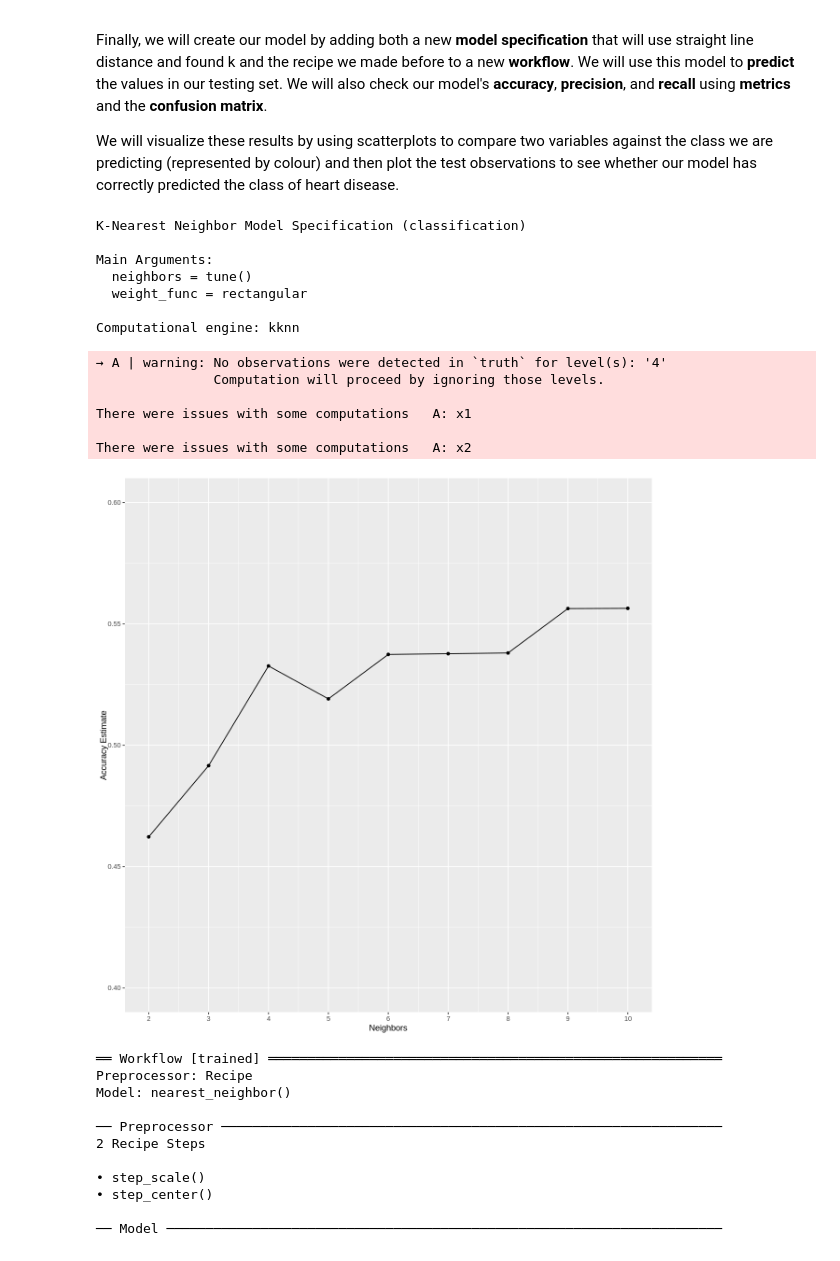
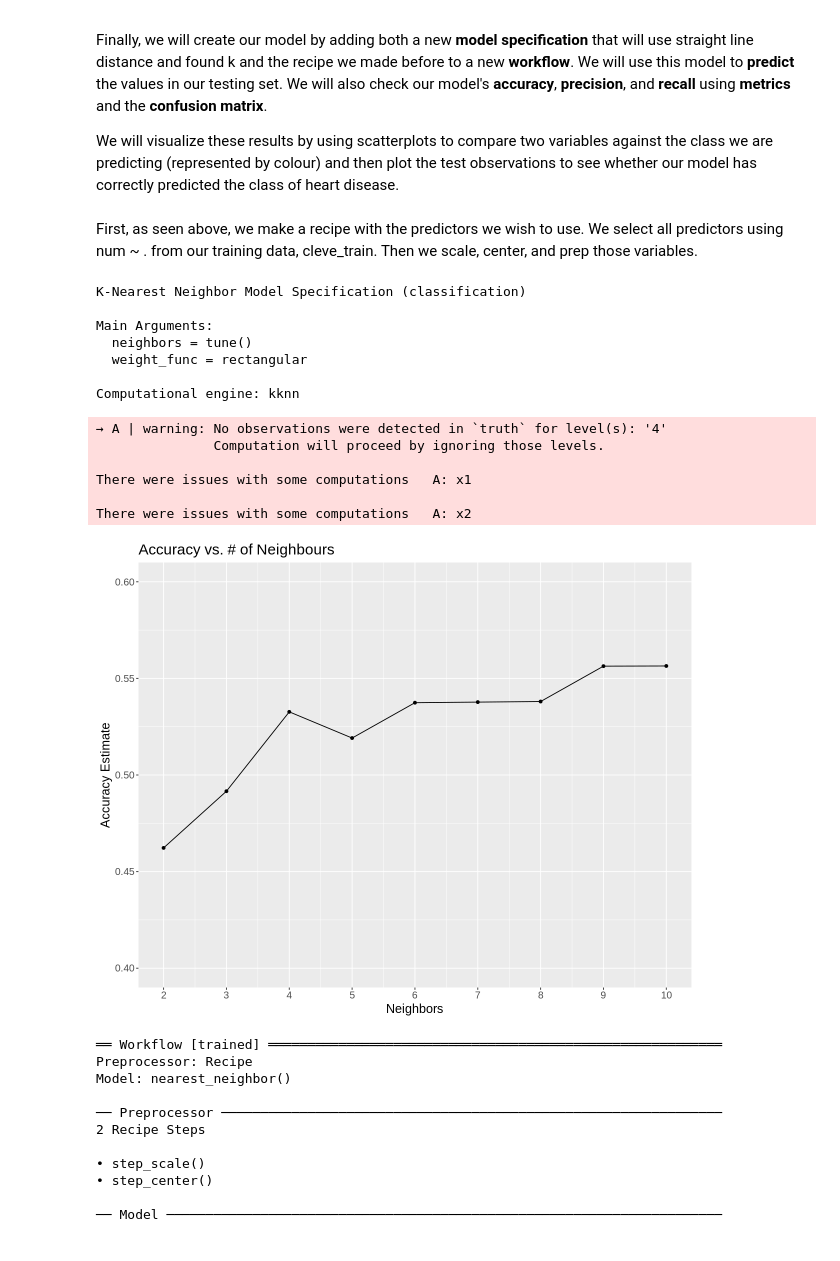
Before and after one commit to xiangxichen11/DSCI-100-project-group-29, a Jupyter notebook: group_proposal.ipynb, the cells around one changed output. Drawn from its saved outputs; the diff is of its cells as text; code cells hidden in the pictures.

```diff
--- a/group_proposal.ipynb
+++ b/group_proposal.ipynb
@@ -164,6 +164,8 @@ cleve_recipe <- recipe(num ~ ., data=cleve_train) |>
                 step_scale(predictor_variables) |>
                 step_center(predictor_variables) |>
                 prep()
+# %% [markdown]
+First, as seen above, we make a recipe with the predictors we wish to use. We select all predictors using num ~ . from our training data, cleve_train. Then we scale, center, and prep those variables.
 # %%
 #Model Specification
 knn_spec <- nearest_neighbor(weight_func = "rectangular", neighbors = tune()) |>
@@ -182,35 +184,41 @@ Computational engine: kknn
 #cross val
 folds <- vfold_cv(cleve_train, v = 5, strata = num)
 # %%
+options(repr.plot.width = 10, repr.plot.height = 8)
+
 #workflow
-
 k_vals <- tibble(neighbors = seq(from = 2, to = 10))
 
 results <- workflow() |>
-        add_recipe(cleve_recipe) |>
-        add_model(knn_spec) |>
-        tune_grid(resamples = folds, grid = k_vals)
+    add_recipe(cleve_recipe) |>
+    add_model(knn_spec) |>
+    tune_grid(resamples = folds, grid = k_vals)
 
 metrics <- collect_metrics(results)
 
 accuracies <- metrics |>
-       filter(.metric == "accuracy")
+    filter(.metric == "accuracy")
 
-cross_val_plot <- ggplot(accuracies, aes(x = neighbors, y = mean))+
-      geom_point() +
-      geom_line() +
-      labs(x = "Neighbors", y = "Accuracy Estimate") +
-      scale_x_continuous(breaks = seq(0, 14, by = 1)) +  # adjusting the x-axis
-      scale_y_continuous(limits = c(0.4, 0.6)) # adjusting the y-axis
+cross_val_plot <- ggplot(accuracies, aes(x = neighbors, y = mean)) +
+    geom_point() +
+    geom_line() +
+    labs(x = "Neighbors",
+         y = "Accuracy Estimate",
+         title = "Accuracy vs. # of Neighbours") +
+    scale_x_continuous(breaks = seq(0, 14, by = 1)) +  # adjusting the x-axis
+    scale_y_continuous(limits = c(0.4, 0.6)) + # adjusting the y-axis
+    theme(text = element_text(size = 15))
+
+
 cross_val_plot
 # %% [output]
 → A | warning: No observations were detected in `truth` for level(s): '4'
                Computation will proceed by ignoring those levels.
 
 There were issues with some computations   A: x1
 
 There were issues with some computations   A: x2
-[figure, old version]
+[figure, new version]
 # %%
 #new model
 new_spec <- nearest_neighbor(weight_func = "rectangular", neighbors = 4) |>
```
Also changed, not shown: parts of 6 cells of this notebook.
